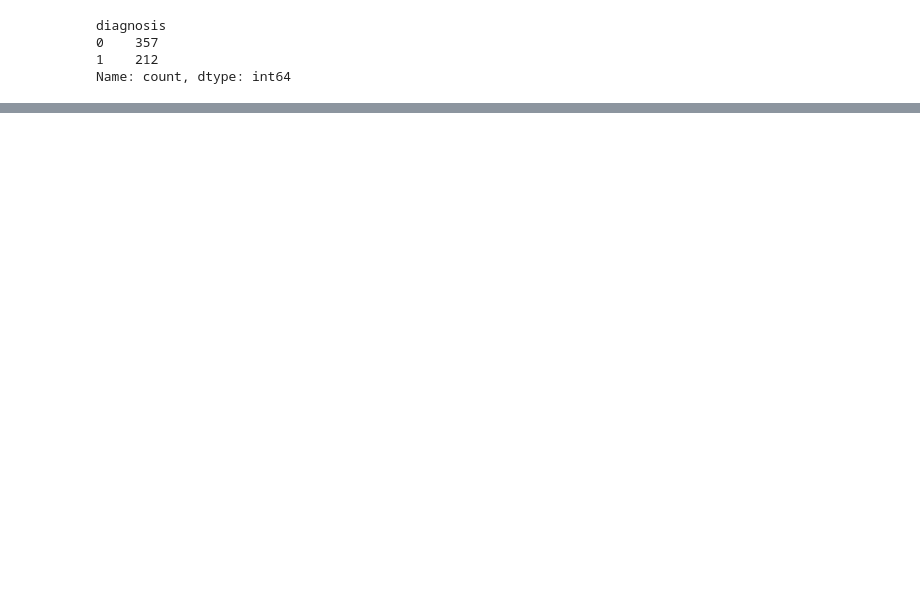
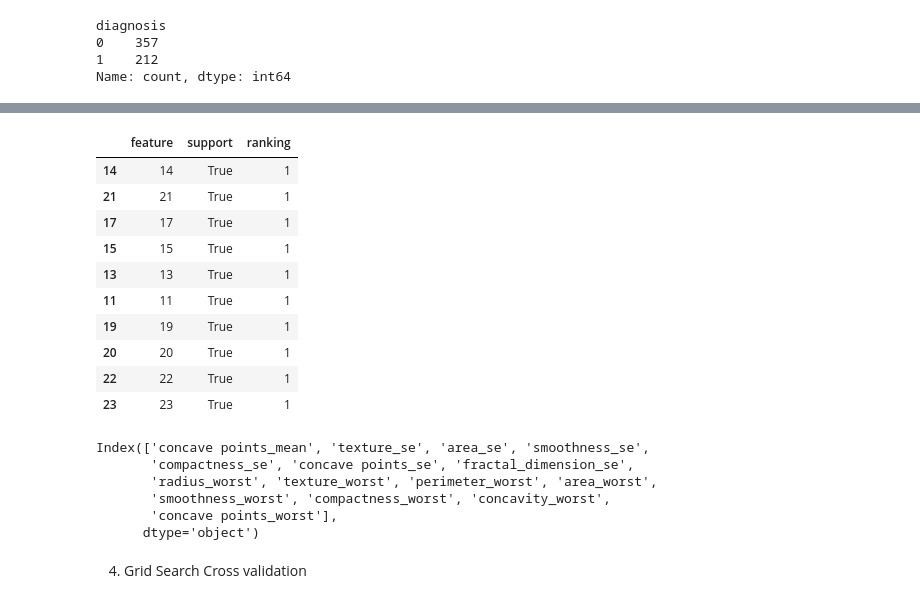
Before and after one commit to h4r1yzz/BreastCancer, a Jupyter notebook: test.ipynb, the cells around one changed output, grey strips where cells are left out. Drawn from its saved outputs; the diff is of its cells as text; code cells hidden in the pictures; blank space fills up the shorter version.

```diff
--- a/test.ipynb
+++ b/test.ipynb
@@ -138,0 +183,35 @@ X_train, X_test, y_train, y_test = train_test_split(df.iloc[:,1:], df['diagnosis
+# %%
+import pandas as pd
+
+# Assuming rfecv is already defined and fitted
+df_features = pd.DataFrame(columns=['feature', 'support', 'ranking'])
+
+for i in range(X_train.shape[1]):
+    row = {'feature': i, 'support': rfecv.support_[i], 'ranking': rfecv.ranking_[i]}
+    df_features = pd.concat([df_features, pd.DataFrame([row])], ignore_index=True)
+
+df_features.sort_values(by='ranking').head(10)  # df_features[df_features['support']==True]
+# %% [output]
+|  | feature | support | ranking |
+| 14 | 14 | True | 1 |
+| 21 | 21 | True | 1 |
+| 17 | 17 | True | 1 |
+| 15 | 15 | True | 1 |
+| 13 | 13 | True | 1 |
+| 11 | 11 | True | 1 |
+| 19 | 19 | True | 1 |
+| 20 | 20 | True | 1 |
+| 22 | 22 | True | 1 |
+| 23 | 23 | True | 1 |
+# %%
+# Identifying the features' name RFE selected
+df.columns[1:][rfecv.get_support()]
+# %% [output]
+Index(['concave points_mean', 'texture_se', 'area_se', 'smoothness_se',
+       'compactness_se', 'concave points_se', 'fractal_dimension_se',
+       'radius_worst', 'texture_worst', 'perimeter_worst', 'area_worst',
+       'smoothness_worst', 'compactness_worst', 'concavity_worst',
+       'concave points_worst'],
+      dtype='object')
+# %% [markdown]
+4. Grid Search Cross validation
```
Also changed, not shown: parts of 35 cells of this notebook, 4 other files.
